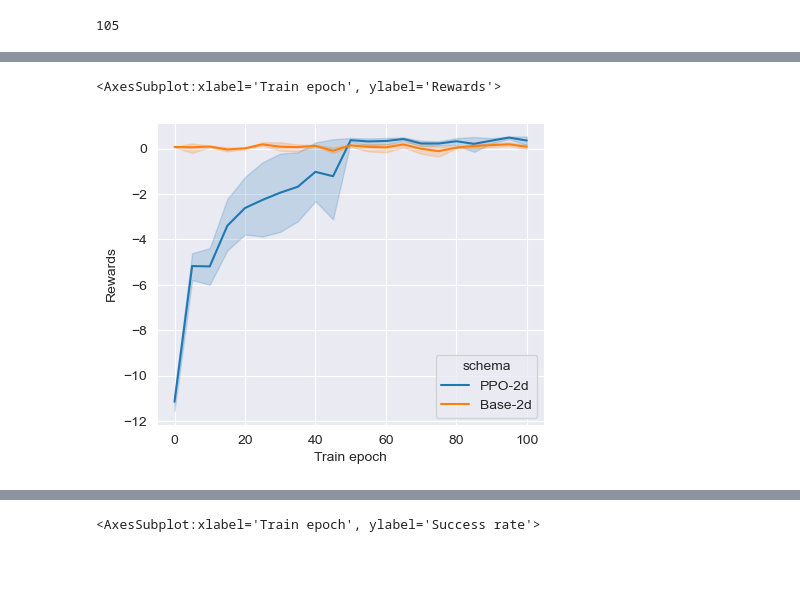
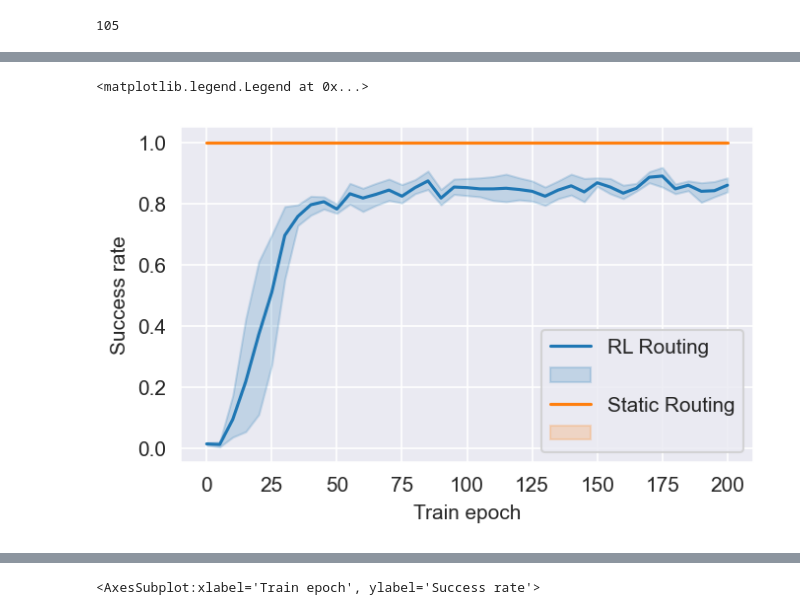
Before and after one commit to Polaris-Yang/MARL-DMFB, a Jupyter notebook: drawRes_meda/DrawRes.ipynb, the cells around one changed output, grey strips where cells are left out. Saved outputs shown, nothing was run; the diff lists cells and outputs as text; code cells hidden in the pictures; blank space fills up the shorter version.

```diff
--- a/drawRes_meda/DrawRes.ipynb
+++ b/drawRes_meda/DrawRes.ipynb
@@ -53,9 +69,10 @@ totaldata2d = pd.concat([ppodata2d,basedata2d],axis=0)
 # %%
-plt.figure(dpi=100,figsize=(5,4))
-sns.lineplot(x='Train epoch',y='Rewards',hue='schema',data=totaldata2d)
+plt.figure(dpi=150,figsize=(5,3))
+sns.lineplot(x='Train epoch',y='Success rate',hue='schema',data=totaldata3d)
+plt.legend(['RL Routing','','Static Routing',''])
 # %% [output]
-<AxesSubplot:xlabel='Train epoch', ylabel='Rewards'>
+<matplotlib.legend.Legend at 0x...>
-[figure, old version]
+[figure, new version]
 # %%
 plt.figure(dpi=100,figsize=(5,4))
 sns.lineplot(x='Train epoch',y='Steps',hue='schema',data=totaldata2d)
```
Also changed, not shown: parts of 6 cells of this notebook.
